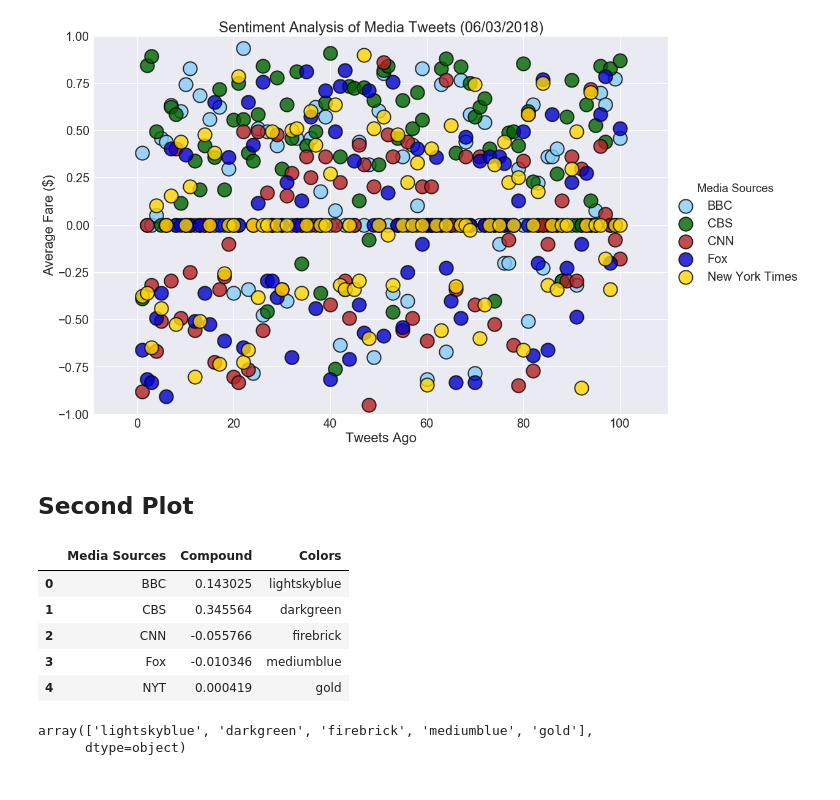
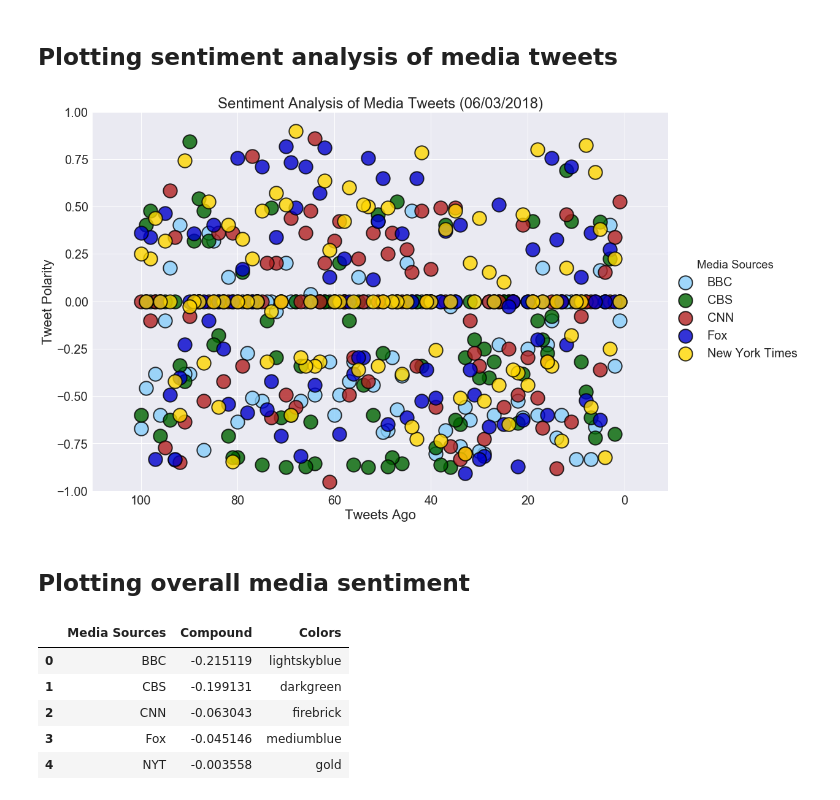
Before and after one commit to krashilili/HW7-SocialAnalysis, a Jupyter notebook: NewsMood_solved.ipynb, the cells around one changed output. Drawn from its saved outputs; the diff is of its cells as text; code cells hidden in the pictures.

Commit message:
Added the exported csv file, plots and markdown file.

```diff
--- a/NewsMood_solved.ipynb
+++ b/NewsMood_solved.ipynb
@@ -26,8 +35,18 @@ api = tweepy.API(auth, parser=tweepy.parsers.JSONParser())
 # %%
-# Target accounts
-news_org_twitter_names = ['@BBC','@CBS','@CNN','@FoxNews','@nytimes']
+# Target twitter accounts and actual names
+news_org_twitter_names = ['@BBCWorld','@CBSNews','@CNN','@FoxNews','@nytimes']
+news_org_names = ['BBC','CBS','CNN','Fox','New York Times']
+# A dictionary used to convert twitter account to actual name
+twitter_name_to_actual_name ={'@BBCWorld':'BBC',
+                              '@CBSNews':'CBS',
+                              '@CNN':'CNN',
+                              '@FoxNews':'Fox',
+                              '@nytimes':'New York Times'}
+
+# Colors for the news channels
 color_names = ['lightskyblue','darkgreen','firebrick','mediumblue','gold']
-news_org_names = ['BBC','CBS','CNN','Fox','New York Times']
+
+
 colors = dict(zip(news_org_names, color_names))
 # %%
 # Create a function for the sentiment analysis of each news org
@@ -56,18 +75,25 @@ def get_sentiments(target_user):
             # Run Vader Analysis on each tweet
             results = analyzer.polarity_scores(tweet["text"])
             compound = results["compound"]
+            pos = results["pos"]
+            neu = results["neu"]
+            neg = results["neg"]
             tweets_ago = counter
 
             # Get Tweet ID, subtract 1, and assign to oldest_tweet
             oldest_tweet = tweet['id'] - 1
 
             # Add sentiments for each tweet into a list
-            media_source = target_user[1:]
-            if target_user == '@FoxNews': media_source = 'Fox'
-            if target_user == '@nytimes': media_source = 'New York Times'
+            media_source = twitter_name_to_actual_name.get(target_user)
+
 
             sentiments.append({"Media Sources":media_source,
                                "Compound": compound,
+                               "Positive": pos,
+                               "Negative": neg,
+                               "Neutral": neu,
+                               "Date": tweet["created_at"],
+                               "Text": tweet["text"],
                                "Tweets Ago": counter})
 
             # Add to counter
@@ -78,5 +105,8 @@ sentiments = list()
 for target in news_org_twitter_names:
     sentiments += get_sentiments(target)
 # %%
-# Convert sentiments to DataFrame# Conve
+# Convert sentiments to DataFrame
 sentiments_pd = pd.DataFrame.from_dict(sentiments)
+# Re-order the columns
+sentiments_pd = sentiments_pd[['Media Sources','Negative','Neutral','Positive','Compound',
+                               'Tweets Ago','Date','Text']]
@@ -93,35 +138,38 @@ sentiments_pd.head()
+# %% [markdown]
+## Plotting sentiment analysis of media tweets
 # %%
 # Plot the sentiments
 sns.set_style("darkgrid")
 sns.set(font_scale = 2)
 # plt.figure(figsize=(50,30))
 g = sns.lmplot(x='Tweets Ago',
                y='Compound',
                data=sentiments_pd,
                scatter_kws={'edgecolors':'black',
                             'linewidths':2,
                             'alpha': 0.8,
                             's': 500},
                hue='Media Sources',
                palette=colors,
                fit_reg=False,
                size=10,
                aspect=1.5,
                legend_out=True)
 
 # set xlim and ylim
-g.ax.set_xlim(sentiments_pd['Tweets Ago'].min()-10,sentiments_pd['Tweets Ago'].max()+10)
+g.ax.set_xlim(sentiments_pd['Tweets Ago'].max()+10,sentiments_pd['Tweets Ago'].min()-10)
 g.ax.set_ylim(-1,1)
 # title, labels
 g.ax.set_title(f"Sentiment Analysis of Media Tweets ({today})")
 g.ax.set_xlabel("Tweets Ago")
-g.ax.set_ylabel("Average Fare ($)")
-# g.ax.text(40,37, "Note:\nCircle size correlates with driver count per city.",fontsize=15)
+g.ax.set_ylabel("Tweet Polarity")
+# save the plot
+plt.savefig('Plot1- sentiment analysis.png')
 plt.show()
 # %% [output]
-[figure, old version]
+[figure, new version]
-# %% [markdown]
-## Second Plot
+# %% [markdown]
+## Plotting overall media sentiment
 # %%
 overall_sentiments_series = sentiments_pd.groupby('Media Sources')['Compound'].mean()
 # %%
@@ -143,21 +191,8 @@ overall_sentiments_pd['Colors'] = overall_sentiments_pd['Media Sources'].apply(a
 overall_sentiments_pd
 # %% [output]
 |  | Media Sources | Compound | Colors |
-| 0 | BBC | 0.143025 | lightskyblue |
-| 1 | CBS | 0.345564 | darkgreen |
-| 2 | CNN | -0.055766 | firebrick |
-| 3 | Fox | -0.010346 | mediumblue |
-| 4 | NYT | 0.000419 | gold |
+| 0 | BBC | -0.215119 | lightskyblue |
+| 1 | CBS | -0.199131 | darkgreen |
+| 2 | CNN | -0.063043 | firebrick |
+| 3 | Fox | -0.045146 | mediumblue |
+| 4 | NYT | -0.003558 | gold |
-# %%
-# sns.set_style("dark")
-# ax = sns.barplot(x=overall_sentiments_pd['Media Sources'],
-#                 y=overall_sentiments_pd['Compound'],
-#                 palette=overall_sentiments_pd['Colors'],
-#                 data= overall_sentiments_pd,
-#                 kwargs= {'width':0.1}
-#            )
-colors = overall_sentiments_pd['Colors'].values
-colors
-# %% [output]
-array(['lightskyblue', 'darkgreen', 'firebrick', 'mediumblue', 'gold'],
-      dtype=object)
```
Also changed, not shown: parts of 10 cells of this notebook, 6 other files.
